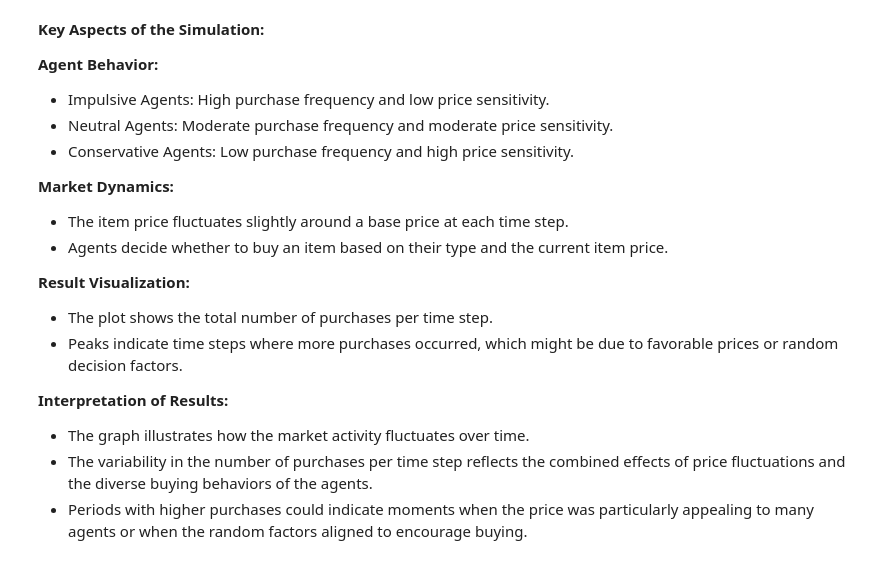
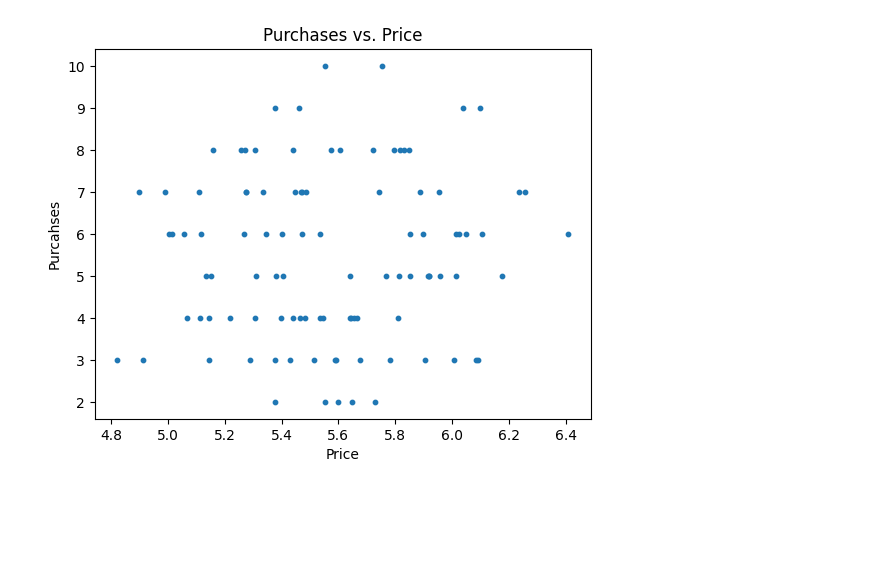
Before and after one commit to aluchici/rau-numerical-methods-2023-2024, a Jupyter notebook: Simulation_Example_1.1.ipynb, the cells around one changed output. Saved outputs shown, nothing was run; the diff lists cells and outputs as text; code cells hidden in the pictures; blank space fills up the shorter version.

```diff
--- a/Simulation_Example_1.1.ipynb
+++ b/Simulation_Example_1.1.ipynb
@@ -75,24 +104,9 @@ plt.show()
-# %% [markdown]
-**Key Aspects of the Simulation:**
-
-**Agent Behavior:**
-
-- Impulsive Agents: High purchase frequency and low price sensitivity.
-- Neutral Agents: Moderate purchase frequency and moderate price sensitivity.
-- Conservative Agents: Low purchase frequency and high price sensitivity.
-
-**Market Dynamics:**
-
-- The item price fluctuates slightly around a base price at each time step.
-- Agents decide whether to buy an item based on their type and the current item price.
-
-**Result Visualization:**
-
-- The plot shows the total number of purchases per time step.
-- Peaks indicate time steps where more purchases occurred, which might be due to favorable prices or random decision factors.
-
-**Interpretation of Results:**
-
-- The graph illustrates how the market activity fluctuates over time.
-- The variability in the number of purchases per time step reflects the combined effects of price fluctuations and the diverse buying behaviors of the agents.
-- Periods with higher purchases could indicate moments when the price was particularly appealing to many agents or when the random factors aligned to encourage buying.
+# %%
+_ = plt.plot(figsize=(10, 6))
+plt.scatter(prices, total_purchases, s=10)
+plt.xlabel("Price")
+plt.ylabel("Purcahses")
+plt.title("Purchases vs. Price")
+plt.show()
+# %% [output]
+[figure, added]
```
Also changed, not shown: parts of 9 cells of this notebook, 3 other files.
